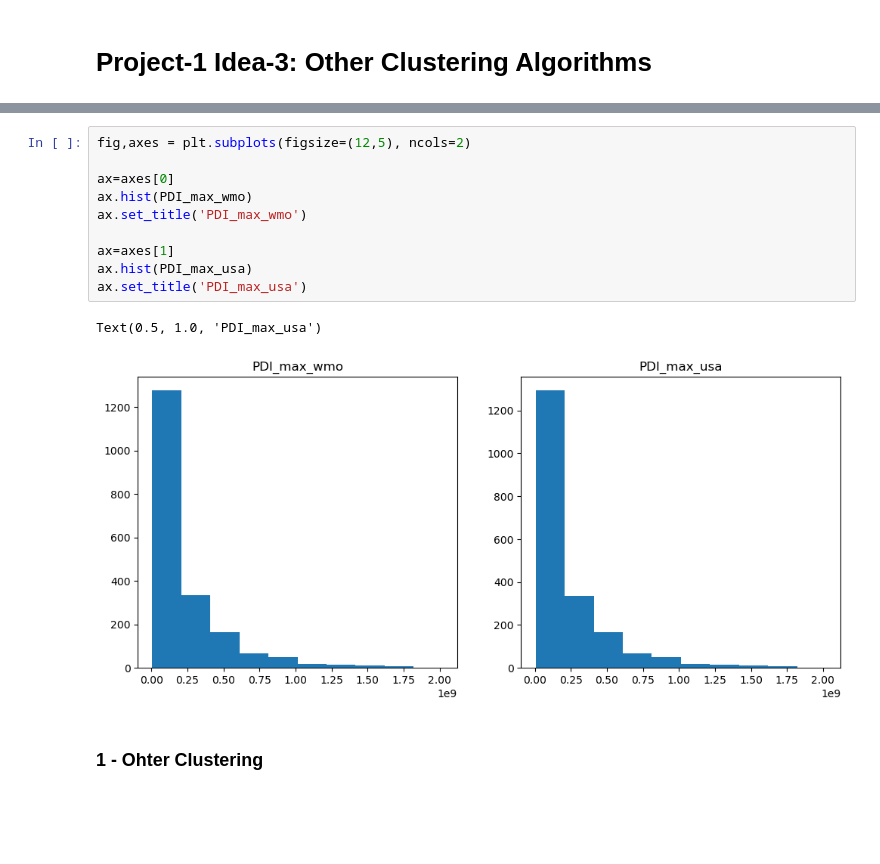
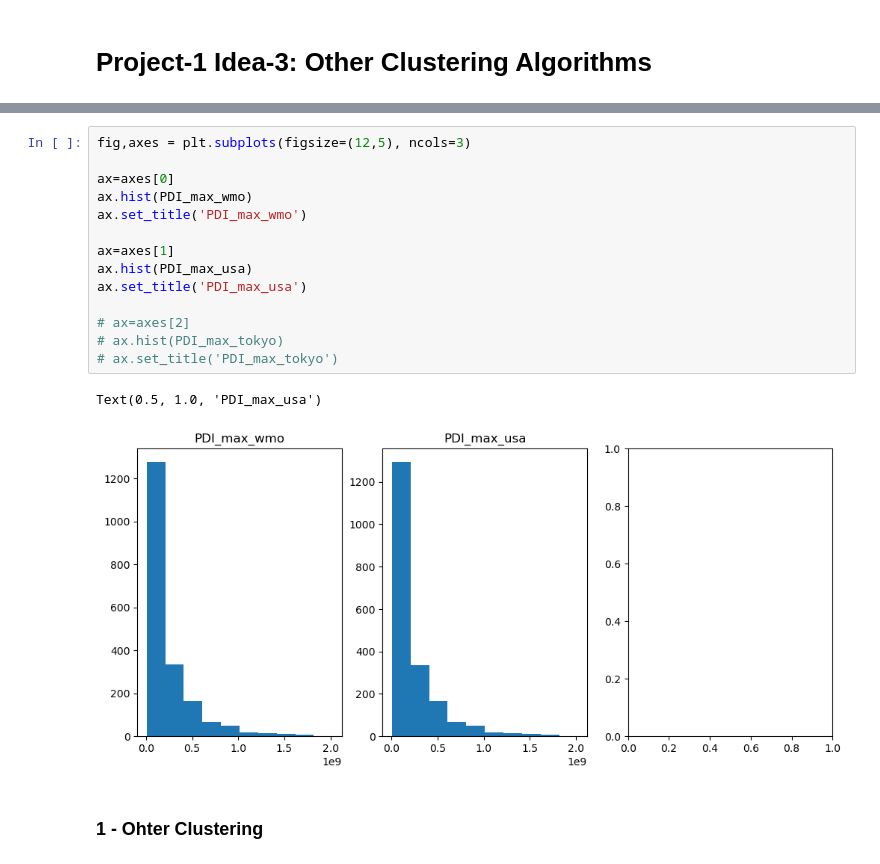
Before and after one commit to catlyu/climate_prediction_project1, a Jupyter notebook: Project1_Starter_PDI_ClusterAlgorithm.ipynb, the cells around one changed output, grey strips where cells are left out. Saved outputs shown, nothing was run; the diff lists cells and outputs as text; blank space fills up the shorter version.

```diff
--- a/Project1_Starter_PDI_ClusterAlgorithm.ipynb
+++ b/Project1_Starter_PDI_ClusterAlgorithm.ipynb
@@ -722,16 +964,20 @@ df_pdi.to_csv('PDI_max.csv', index=False)
 # %%
-fig,axes = plt.subplots(figsize=(12,5), ncols=2)
+fig,axes = plt.subplots(figsize=(12,5), ncols=3)
 
 ax=axes[0]
 ax.hist(PDI_max_wmo)
 ax.set_title('PDI_max_wmo')
 
 ax=axes[1]
 ax.hist(PDI_max_usa)
 ax.set_title('PDI_max_usa')
+
+# ax=axes[2]
+# ax.hist(PDI_max_tokyo)
+# ax.set_title('PDI_max_tokyo')
 # %% [output]
 Text(0.5, 1.0, 'PDI_max_usa')
-[figure, old version]
+[figure, new version]
 # %% [markdown]
 ### 1 - Ohter Clustering
 # %% [markdown]
```
Also changed, not shown: parts of 33 cells of this notebook.
